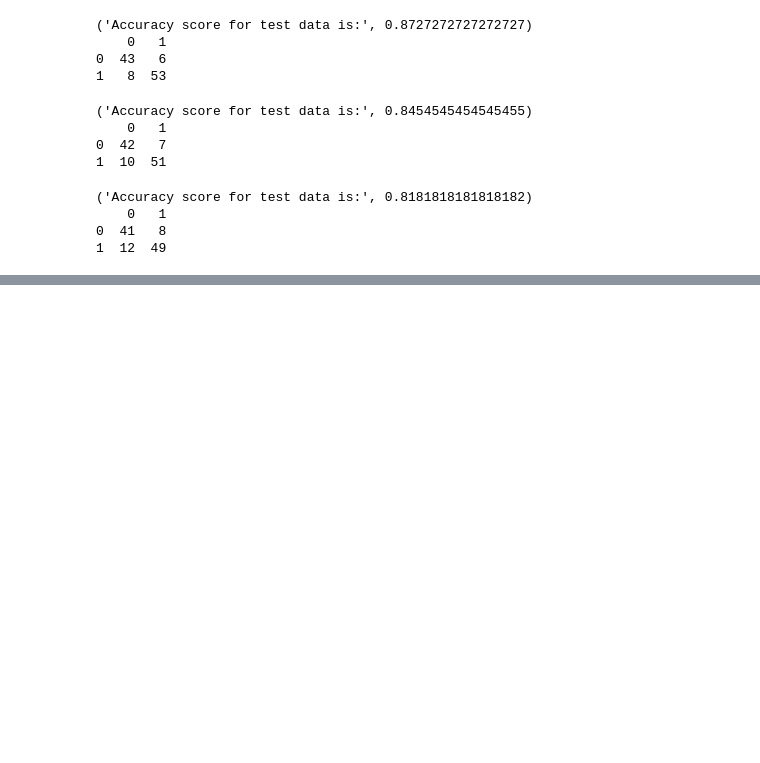
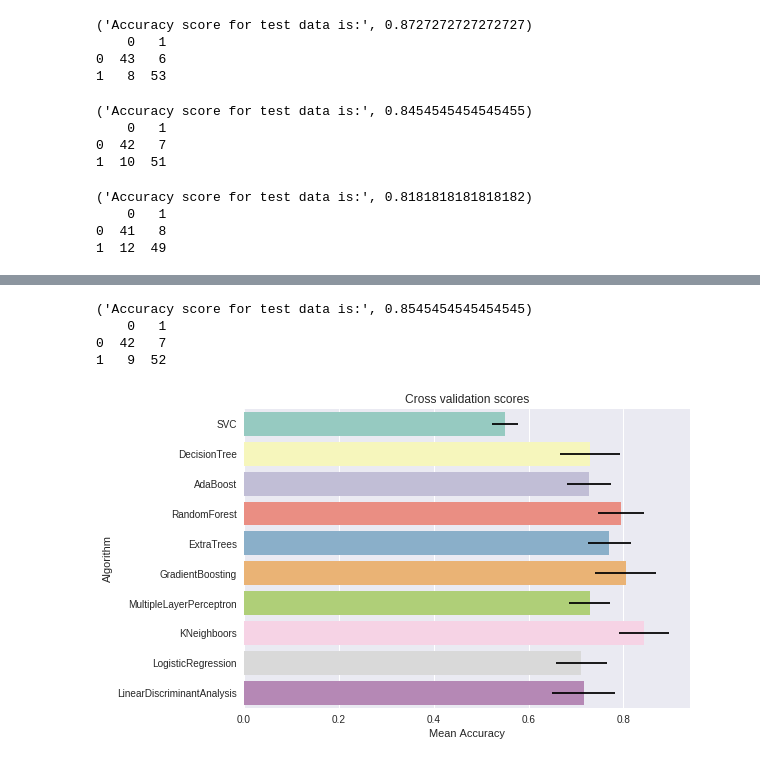
Before and after one commit to Mick2211/TataTelecomAI, a Jupyter notebook: NonLinearModel.ipynb, the cells around one changed output, grey strips where cells are left out. Drawn from its saved outputs; the diff is of its cells as text; code cells hidden in the pictures; blank space fills up the shorter version.

```diff
--- a/NonLinearModel.ipynb
+++ b/NonLinearModel.ipynb
@@ -165,0 +201,72 @@ print(confusion_matrix)
+# %%
+from sklearn.ensemble import GradientBoostingClassifier
+gbm = GradientBoostingClassifier()
+gbm.fit(X_train, y_train)
+
+
+y_pred_test = gbm.predict(X_test)
+from sklearn.metrics import accuracy_score
+print('Accuracy score for test data is:', accuracy_score(y_test,y_pred_test))
+
+from sklearn.metrics import confusion_matrix
+confusion_matrix = pd.DataFrame(confusion_matrix(y_test, y_pred_test))
+print(confusion_matrix)
+# %% [output]
+('Accuracy score for test data is:', 0.8545454545454545)
+    0   1
+0  42   7
+1   9  52
+# %%
+from sklearn import preprocessing
+from sklearn.model_selection import cross_validate
+from sklearn.model_selection import KFold
+from sklearn.feature_selection import RFECV
+from sklearn.model_selection import GridSearchCV
+from xgboost import XGBClassifier
+from sklearn.ensemble import GradientBoostingClassifier
+from sklearn.metrics import accuracy_score
+from sklearn.model_selection import StratifiedKFold
+from sklearn.ensemble import RandomForestClassifier, AdaBoostClassifier, GradientBoostingClassifier, ExtraTreesClassifier, VotingClassifier
+from sklearn.discriminant_analysis import LinearDiscriminantAnalysis
+from sklearn.linear_model import LogisticRegression
+from sklearn.neighbors import KNeighborsClassifier
+from sklearn.tree import DecisionTreeClassifier
+from sklearn.neural_network import MLPClassifier
+from sklearn.svm import SVC
+from sklearn.model_selection import GridSearchCV, cross_val_score, StratifiedKFold, learning_curve
+
+
+
+kfold = StratifiedKFold(n_splits=10)
+
+random_state = 2
+classifiers = []
+classifiers.append(SVC(random_state=random_state))
+classifiers.append(DecisionTreeClassifier(random_state=random_state))
+classifiers.append(AdaBoostClassifier(DecisionTreeClassifier(random_state=random_state),random_state=random_state,learning_rate=0.1))
+classifiers.append(RandomForestClassifier(random_state=random_state))
+classifiers.append(ExtraTreesClassifier(random_state=random_state))
+classifiers.append(GradientBoostingClassifier(random_state=random_state))
+classifiers.append(MLPClassifier(random_state=random_state))
+classifiers.append(KNeighborsClassifier())
+classifiers.append(LogisticRegression(random_state = random_state))
+classifiers.append(LinearDiscriminantAnalysis())
+
+cv_results = []
+for classifier in classifiers :
+    cv_results.append(cross_val_score(classifier, X_train, y = y_train, scoring = "accuracy", cv = kfold, n_jobs=-1))
+
+cv_means = []
+cv_std = []
+for cv_result in cv_results:
+    cv_means.append(cv_result.mean())
+    cv_std.append(cv_result.std())
+
+cv_res = pd.DataFrame({"CrossValMeans":cv_means,"CrossValerrors": cv_std,"Algorithm":["SVC","DecisionTree","AdaBoost",
+"RandomForest","ExtraTrees","GradientBoosting","MultipleLayerPerceptron","KNeighboors","LogisticRegression","LinearDiscriminantAnalysis"]})
+
+g = sns.barplot("CrossValMeans","Algorithm",data = cv_res, palette="Set3",orient = "h",**{'xerr':cv_std})
+g.set_xlabel("Mean Accuracy")
+g = g.set_title("Cross validation scores")
+# %% [output]
+[figure, added]
```
Also changed, not shown: parts of 4 cells of this notebook.
